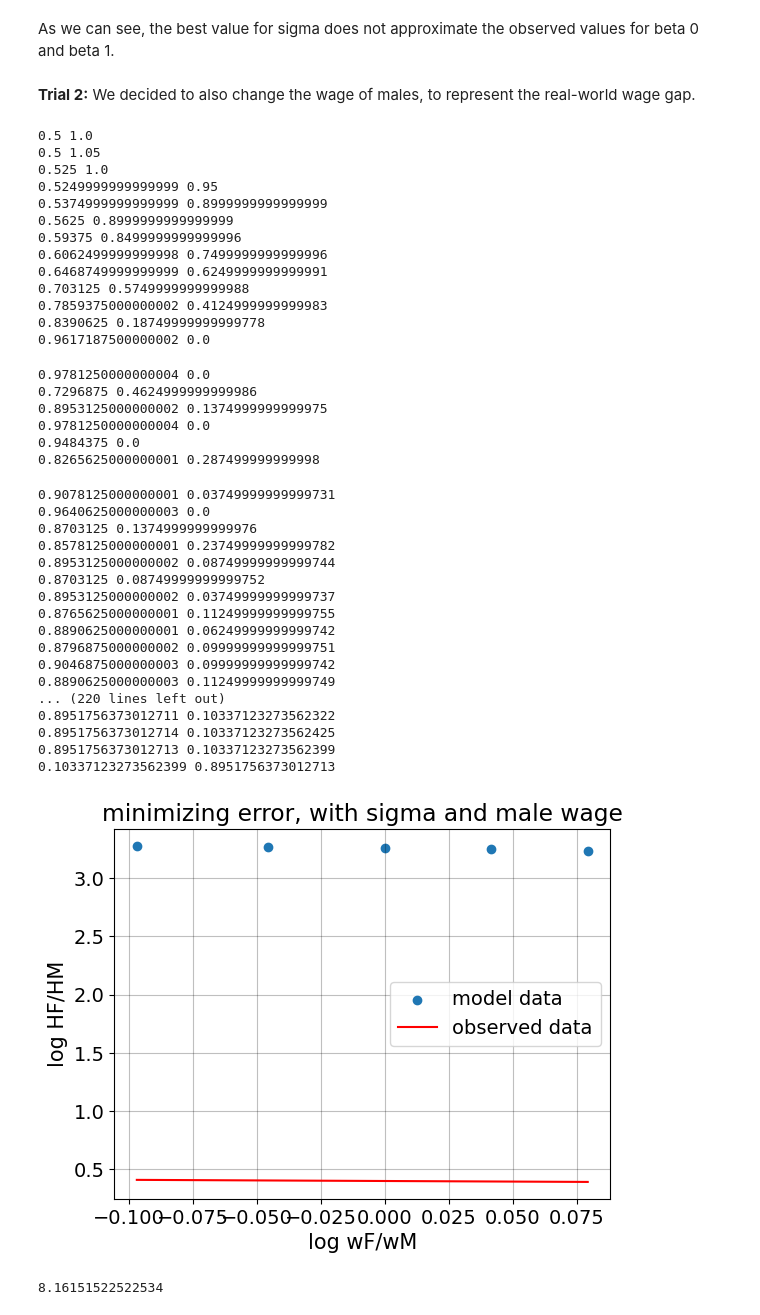
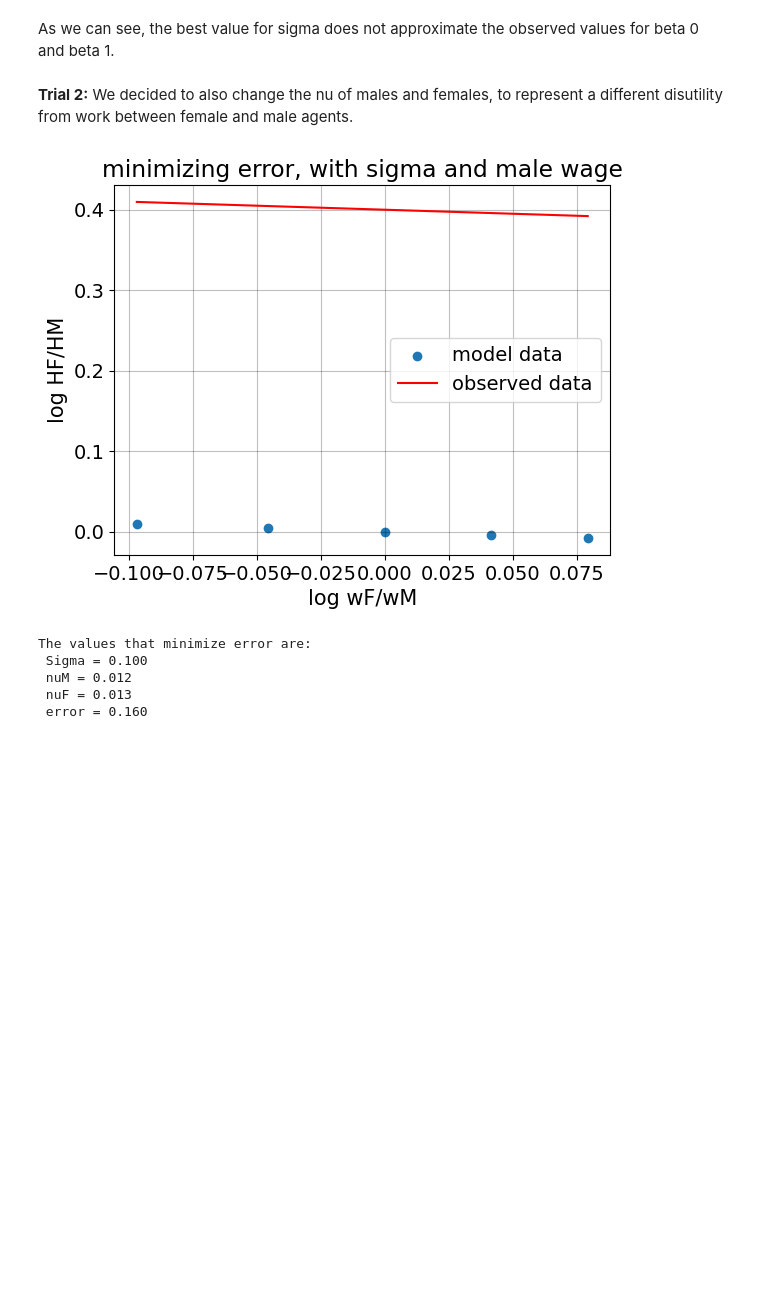
Before and after one commit to NumEconCopenhagen/projects-2023-the-best-duo, a Jupyter notebook: inauguralproject/inauguralproject.ipynb, the cells around one changed output. Drawn from its saved outputs; the diff is of its cells as text; code cells hidden in the pictures; blank space fills up the shorter version.

```diff
--- a/inauguralproject/inauguralproject.ipynb
+++ b/inauguralproject/inauguralproject.ipynb
@@ -148,66 +148,39 @@ plt.show()
 As we can see, the best value for sigma does not approximate the observed values for beta 0 and beta 1.
 # %% [markdown]
 **Trial 2:**
-We decided to also change the wage of males, to represent the real-world wage gap.
+We decided to also change the nu of males and females, to represent a different disutility from work between female and male agents.
 # %%
 model = HouseholdSpecializationModelClass()
 # a. estimate best values for sigma
-model.estimate_omega()
+sigma, nuM, nuF = model.estimate_nu()
 model.solve_wF_vec(model.solve)
 
 # b. plot data
 plt.figure()
 plt.scatter(np.log10(par.wF_vec/par.wM), np.log10(sol.HF_vec/sol.HM_vec), label='model data')
 
 # c. plot observed data
 y_model = par.beta0_target + par.beta1_target * np.log10(par.wF_vec/par.wM)
 plt.plot(np.log10(par.wF_vec/par.wM), y_model, label='observed data', color='red')
 
 # d. plot settings
 plt.xlabel("log wF/wM",size=15)
 plt.ylabel("log HF/HM",size=15)
 plt.title("minimizing error, with sigma and male wage")
 plt.legend()
 plt.show()
 
 error = (par.beta0_target - sol.beta0)**2 + (par.beta1_target - sol.beta1)**2
-print(error)
+
+print("The values that minimize error are:\n",
+      f"Sigma = {sigma:.3f}\n",
+      f"nuM = {nuM:.3f}\n",
+      f"nuF = {nuF:.3f}\n",
+      f"error = {error:.3f}\n")
 # %% [output]
+[figure, new version]
-0.5 1.0
-0.5 1.05
-0.525 1.0
-0.5249999999999999 0.95
-0.5374999999999999 0.8999999999999999
-0.5625 0.8999999999999999
-0.59375 0.8499999999999996
-0.6062499999999998 0.7499999999999996
-0.6468749999999999 0.6249999999999991
-0.703125 0.5749999999999988
-0.7859375000000002 0.4124999999999983
-0.8390625 0.18749999999999778
-0.9617187500000002 0.0
+The values that minimize error are:
+ Sigma = 0.100
+ nuM = 0.012
+ nuF = 0.013
+ error = 0.160
-0.9781250000000004 0.0
-0.7296875 0.4624999999999986
-0.8953125000000002 0.1374999999999975
-0.9781250000000004 0.0
-0.9484375 0.0
-0.8265625000000001 0.287499999999998
-0.9078125000000001 0.03749999999999731
-0.9640625000000003 0.0
-0.8703125 0.1374999999999976
-0.8578125000000001 0.23749999999999782
-0.8953125000000002 0.08749999999999744
-0.8703125 0.08749999999999752
-0.8953125000000002 0.03749999999999737
-0.8765625000000001 0.11249999999999755
-0.8890625000000001 0.06249999999999742
-0.8796875000000002 0.09999999999999751
-0.9046875000000003 0.09999999999999742
-0.8890625000000003 0.11249999999999749
-... (220 lines left out)
-0.8951756373012711 0.10337123273562322
-0.8951756373012714 0.10337123273562425
-0.8951756373012713 0.10337123273562399
-0.10337123273562399 0.8951756373012713
-[figure, old version]
-8.16151522522534
```
Also changed, not shown: parts of 3 cells of this notebook, 1 other file.
